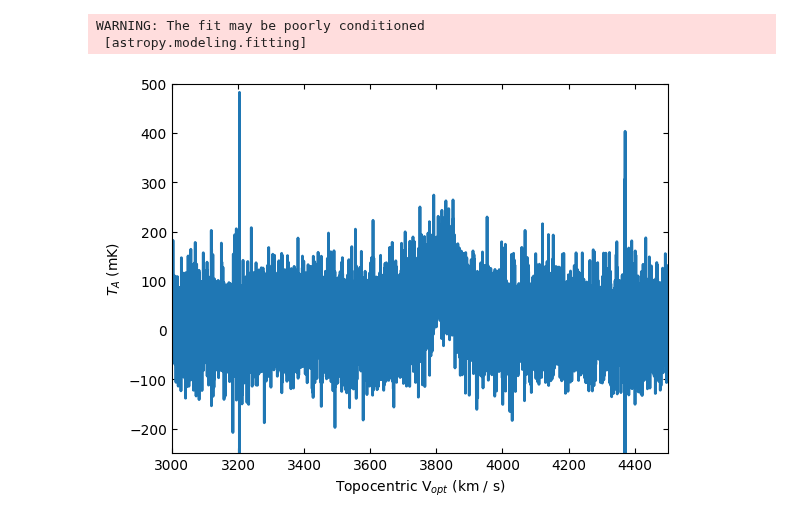
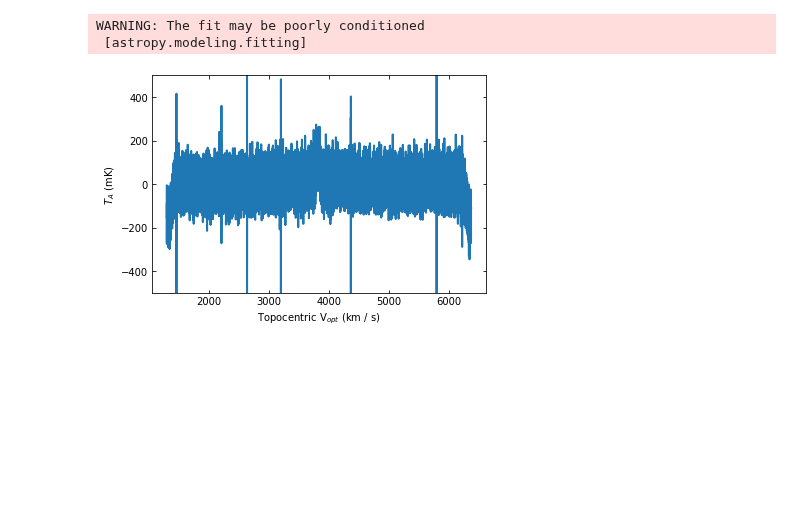
Before and after one commit to GreenBankObservatory/dysh, a Jupyter notebook: notebooks/examples/positionswitch.ipynb, the cells around one changed output. Drawn from its saved outputs; the diff is of its cells as text; code cells hidden in the pictures; blank space fills up the shorter version.

```diff
--- a/notebooks/examples/positionswitch.ipynb
+++ b/notebooks/examples/positionswitch.ipynb
@@ -75,10 +75,10 @@ EXCLUDING [Spectral Region, 1 sub-regions:
 ]
 WARNING: The fit may be poorly conditioned
  [astropy.modeling.fitting]
-# %%
-ta.plot(xaxis_unit="km/s",yaxis_unit="mK",ymin=-250,ymax=500,xmin=3000,xmax=4500)
-# %% [output]
-[figure, removed]
+# %%
+ta.plot(xaxis_unit="km/s",yaxis_unit="mK",ymin=-500,ymax=500,)
+# %% [output]
+[figure, added]
 # %%
 print(ta.baseline_model)
 # %% [output]
```
Also changed, not shown: parts of 9 cells of this notebook.
